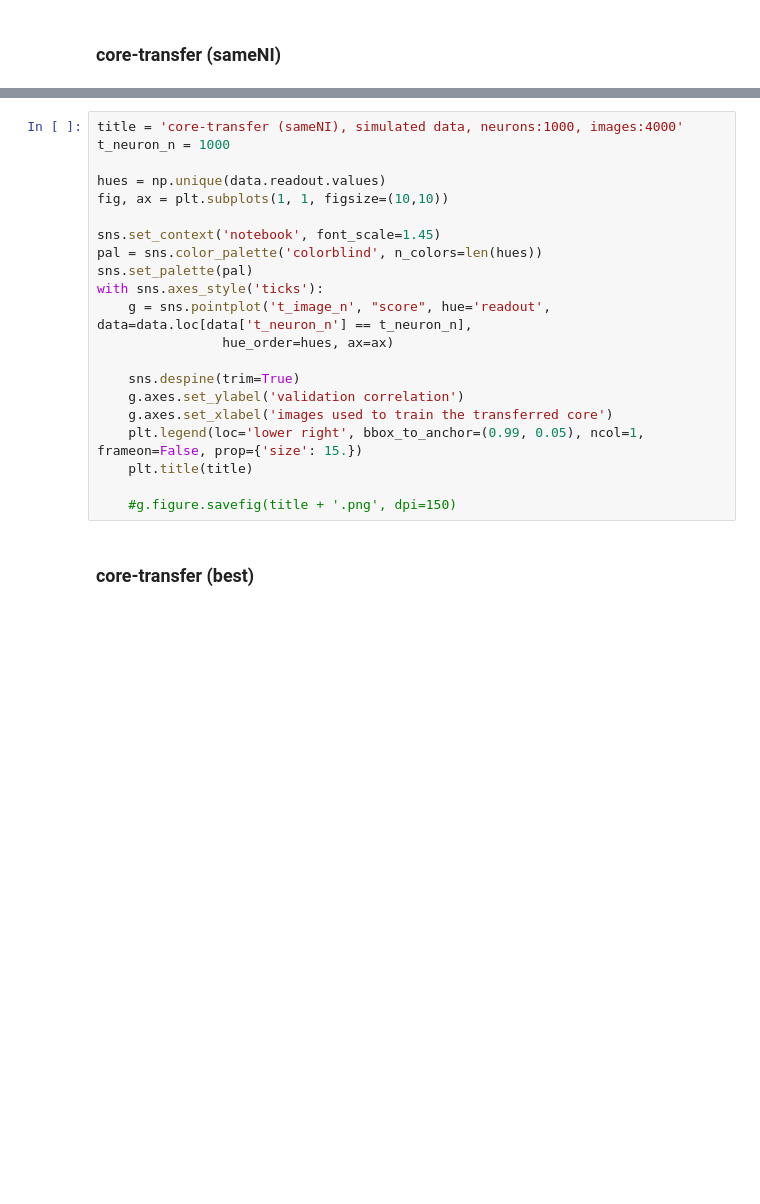
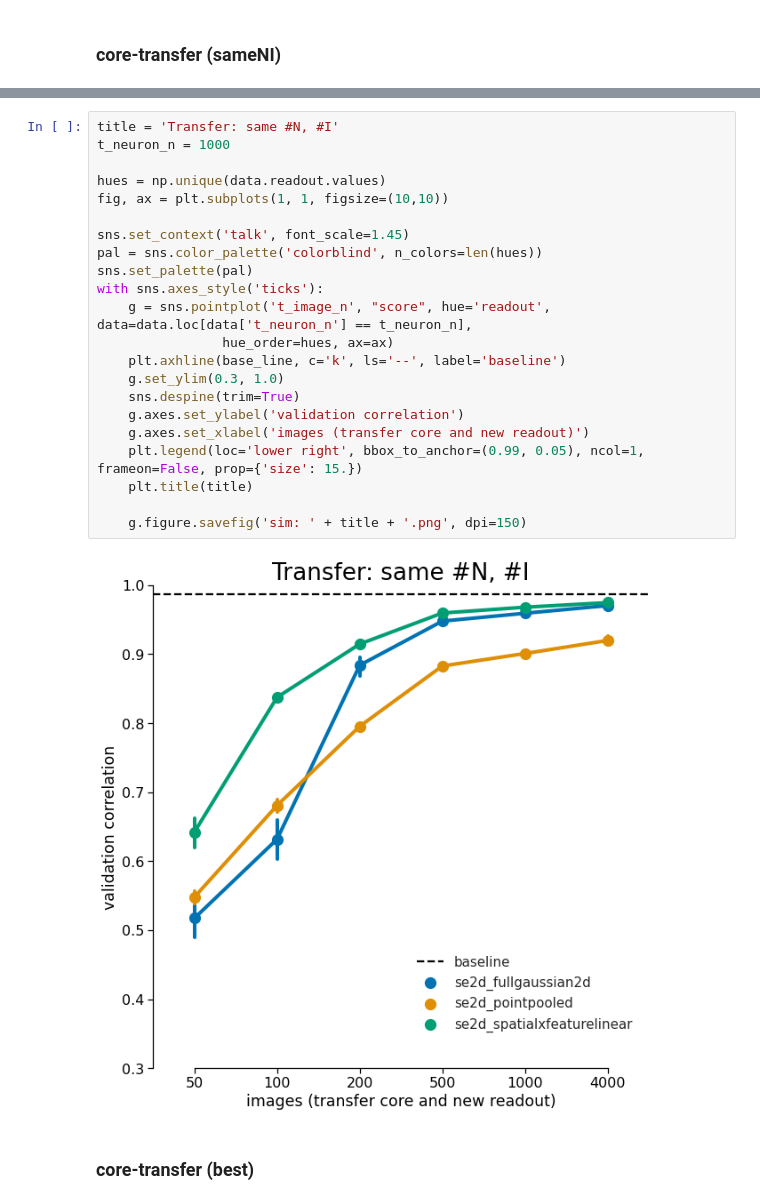
Before and after one commit to sinzlab/nnsysident, a Jupyter notebook: notebooks/Plots_sim.ipynb, the cells around one changed output, grey strips where cells are left out. Drawn from its saved outputs; the diff is of its cells as text; blank space fills up the shorter version.

```diff
--- a/notebooks/Plots_sim.ipynb
+++ b/notebooks/Plots_sim.ipynb
@@ -118,24 +127,27 @@ data['readout'] = [row.model_fn.split('.')[-1] for loc, row in data.iterrows()]
 # %%
-title = 'core-transfer (sameNI), simulated data, neurons:1000, images:4000'
+title = 'Transfer: same #N, #I'
 t_neuron_n = 1000
 
 hues = np.unique(data.readout.values)
 fig, ax = plt.subplots(1, 1, figsize=(10,10))
 
-sns.set_context('notebook', font_scale=1.45)
+sns.set_context('talk', font_scale=1.45)
 pal = sns.color_palette('colorblind', n_colors=len(hues))
 sns.set_palette(pal)
 with sns.axes_style('ticks'):
     g = sns.pointplot('t_image_n', "score", hue='readout', data=data.loc[data['t_neuron_n'] == t_neuron_n],
                 hue_order=hues, ax=ax)
-
+    plt.axhline(base_line, c='k', ls='--', label='baseline')
+    g.set_ylim(0.3, 1.0)
     sns.despine(trim=True)
     g.axes.set_ylabel('validation correlation')
-    g.axes.set_xlabel('images used to train the transferred core')
+    g.axes.set_xlabel('images (transfer core and new readout)')
     plt.legend(loc='lower right', bbox_to_anchor=(0.99, 0.05), ncol=1, frameon=False, prop={'size': 15.})
     plt.title(title)
 
-    #g.figure.savefig(title + '.png', dpi=150)
+    g.figure.savefig('sim: ' + title + '.png', dpi=150)
+# %% [output]
+[figure, added]
 # %% [markdown]
 ### core-transfer (best)
 # %%
```
Also changed, not shown: parts of 10 cells of this notebook, 3 other files.
